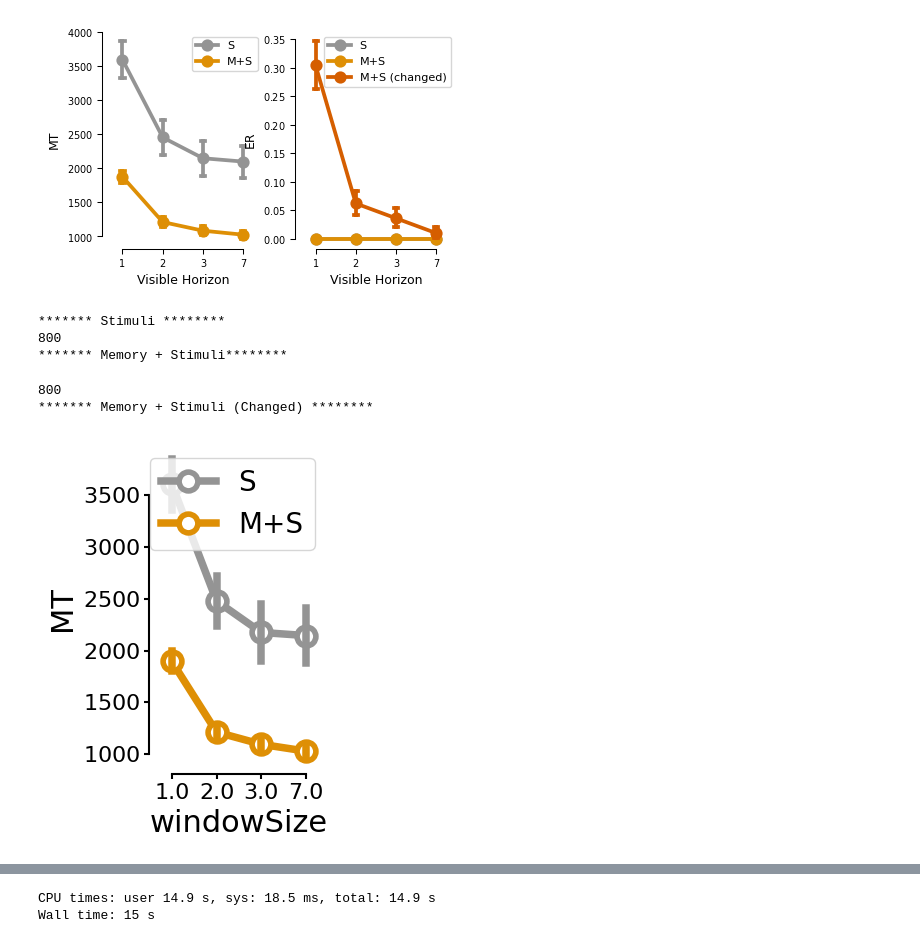
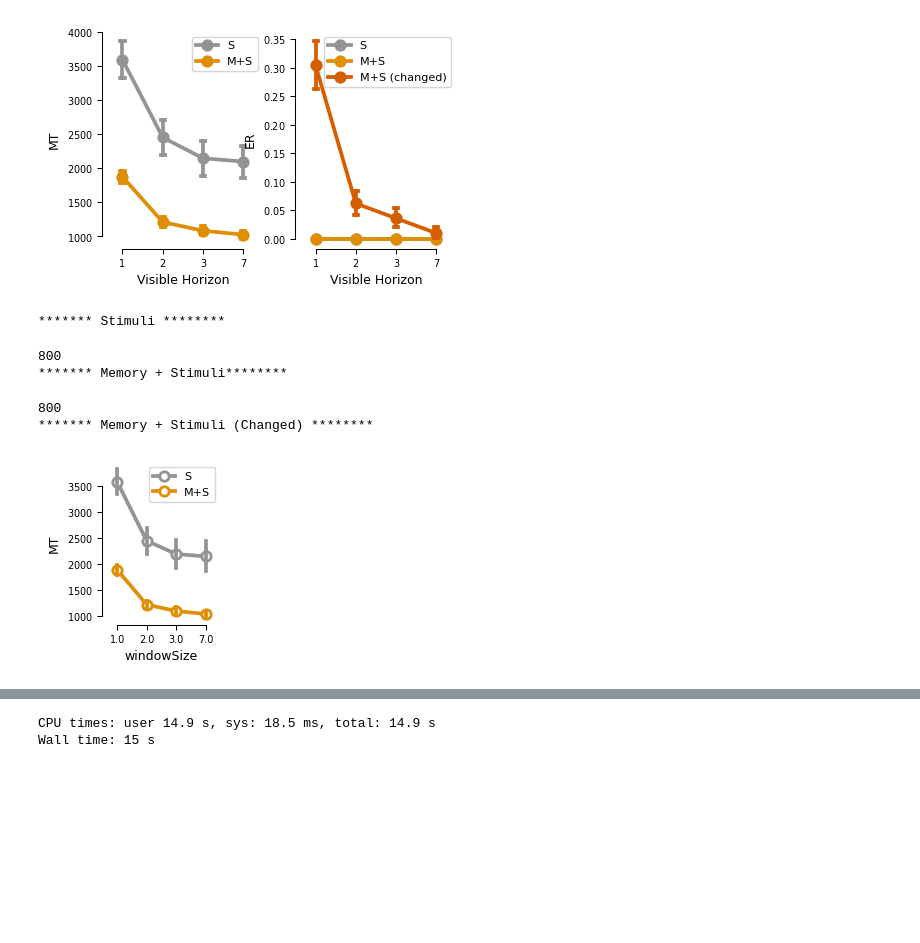
Before and after one commit to manazerzadeh/Sequential-HorseRace, a Jupyter notebook: capacity_extension_both_new_experiment.ipynb, the cells around one changed output, grey strips where cells are left out. Drawn from its saved outputs; the diff is of its cells as text; code cells hidden in the pictures; blank space fills up the shorter version.

```diff
--- a/capacity_extension_both_new_experiment.ipynb
+++ b/capacity_extension_both_new_experiment.ipynb
@@ -995,13 +995,14 @@ import statsmodels.api as sm
 from statsmodels.formula.api import ols
 trained_pallet = sns.light_palette(sns.color_palette('pastel')[1], n_colors=3)
 
-# set_figure_style("1.5col")
+set_figure_style("1.5col")
 
-set_figure_style("2col")
+# set_figure_style("2col")
 
 # fig, axs = plt.subplots(1,2)
 fig = plt.gcf()
-fig.set_size_inches(fig.get_size_inches()[0]/3, fig.get_size_inches()[1] * 3 / 3)
+fig.set_size_inches(fig.get_size_inches()[0]/3, fig.get_size_inches()[1] * 3 / 4)
+# fig.set_size_inches(1.465, 1.691)
 
 
 
@@ -1084,34 +1085,34 @@ for window in window_sizes:
 
 # model = ols('MT ~ C(windowSize) + C(condition) + C(windowSize):C(condition)', data=ANOVA_data).fit()
 # anova_table = sm.stats.anova_lm(model, typ=2)
 # print(anova_table)
 
 # for ax in axs:
 #     ax.set_xlabel('Visible Horizon')
 #     ax.set_xticks(range(len(window_sizes)))
 #     ax.set_xticklabels(window_sizes)
 
 # plt.ylim([1000, 4200])
 # # legend labels
 
 # plt.legend(loc='upper right')
 
 # # plt.legend()
 
 # get current figure
 
 
 for artist in plt.gcf().findobj(match=plt.Line2D):
     if artist.get_marker() != 'None':
         artist.set_markerfacecolor('white')
 
 sns.despine(trim=True)
 plt.savefig(path_figs + "MT_Capacity_Expansion.pdf", format = 'pdf', bbox_inches = 'tight')
 plt.show()
 # %% [output]
 ******* Stimuli ********
-800
-******* Memory + Stimuli********
 800
-******* Memory + Stimuli (Changed) ********
+******* Memory + Stimuli********
+800
+******* Memory + Stimuli (Changed) ********
-[figure, old version]
+[figure, new version]
```
Also changed, not shown: parts of 8 cells of this notebook, 1 other file.
